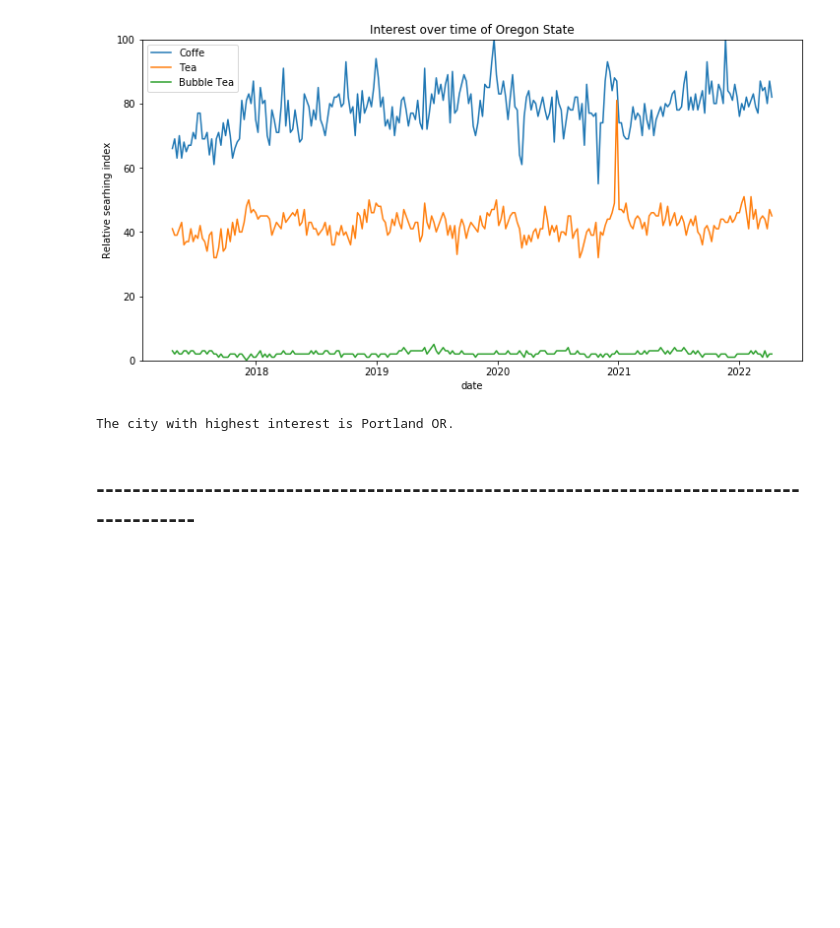
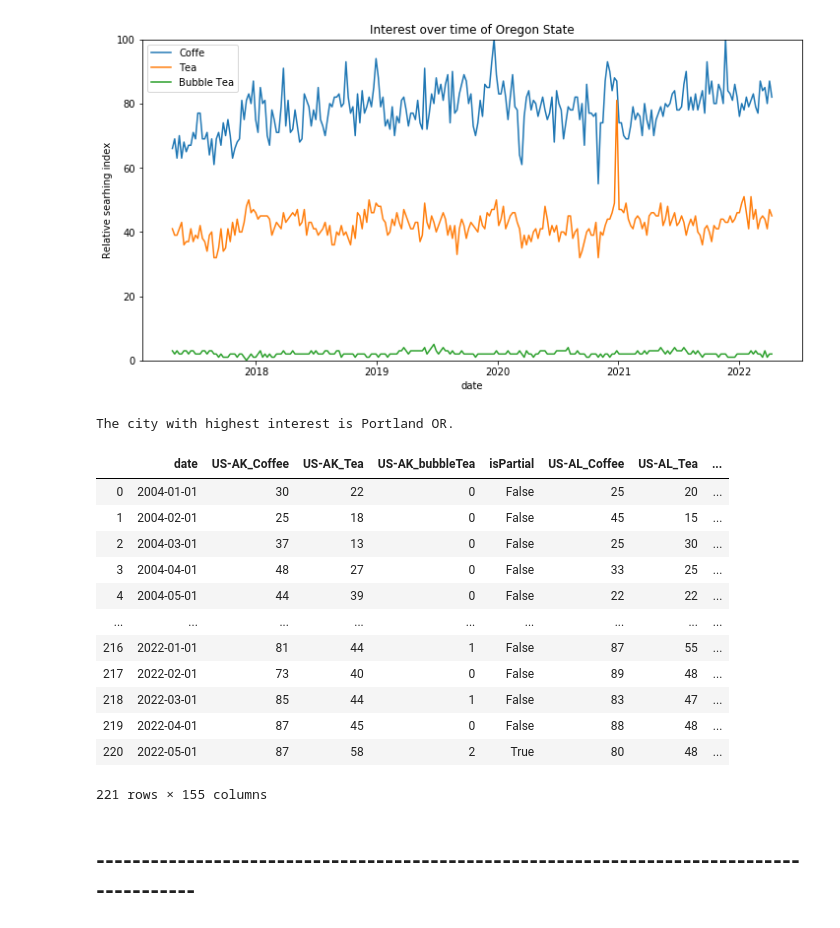
Before and after one commit to kaiwenh4/Stat170-Project, a Jupyter notebook: google_trend/Google_trend.ipynb, the cells around one changed output. Saved outputs shown, nothing was run; the diff lists cells and outputs as text; code cells hidden in the pictures; blank space fills up the shorter version.

Commit message:
update google trend notebook

```diff
--- a/google_trend/Google_trend.ipynb
+++ b/google_trend/Google_trend.ipynb
@@ -132,6 +132,29 @@ df_final_v = df_final_h.T
 # %%
 df_final_h.to_csv('/Users/zhangjiawen/Desktop/STATS170A-B/170-personalized/google_trend/df_final_h.csv')
 df_final_v.to_csv('/Users/zhangjiawen/Desktop/STATS170A-B/170-personalized/google_trend/df_final_v.csv')
+# %%
+# import to sql
+from sqlalchemy import create_engine
+engine_out = create_engine(r'postgresql+psycopg2://postgres:stats170@104.197.51.5')
+df_final_h.to_sql('google_trend',con = engine_out, if_exists = 'replace', index = False,schema = 'yelp_data')
+# %%
+sql = '''SELECT * FROM yelp_data.google_trend;'''
+yelp_d_trend = pd.read_sql_query(sql,con=engine_out)
+yelp_d_trend
+# %% [output]
+|  | date | US-AK_Coffee | US-AK_Tea | US-AK_bubbleTea | isPartial | US-AL_Coffee | US-AL_Tea | ... |
+| 0 | 2004-01-01 | 30 | 22 | 0 | False | 25 | 20 | ... |
+| 1 | 2004-02-01 | 25 | 18 | 0 | False | 45 | 15 | ... |
+| 2 | 2004-03-01 | 37 | 13 | 0 | False | 25 | 30 | ... |
+| 3 | 2004-04-01 | 48 | 27 | 0 | False | 33 | 25 | ... |
+| 4 | 2004-05-01 | 44 | 39 | 0 | False | 22 | 22 | ... |
+| ... | ... | ... | ... | ... | ... | ... | ... | ... |
+| 216 | 2022-01-01 | 81 | 44 | 1 | False | 87 | 55 | ... |
+| 217 | 2022-02-01 | 73 | 40 | 0 | False | 89 | 48 | ... |
+| 218 | 2022-03-01 | 85 | 44 | 1 | False | 83 | 47 | ... |
+| 219 | 2022-04-01 | 87 | 45 | 0 | False | 88 | 48 | ... |
+| 220 | 2022-05-01 | 87 | 58 | 2 | True | 80 | 48 | ... |
+221 rows × 155 columns
 # %% [markdown]
 ## -----------------------------------------------------------------------------------------
 # %%
```
Also changed, not shown: 1 other file.
